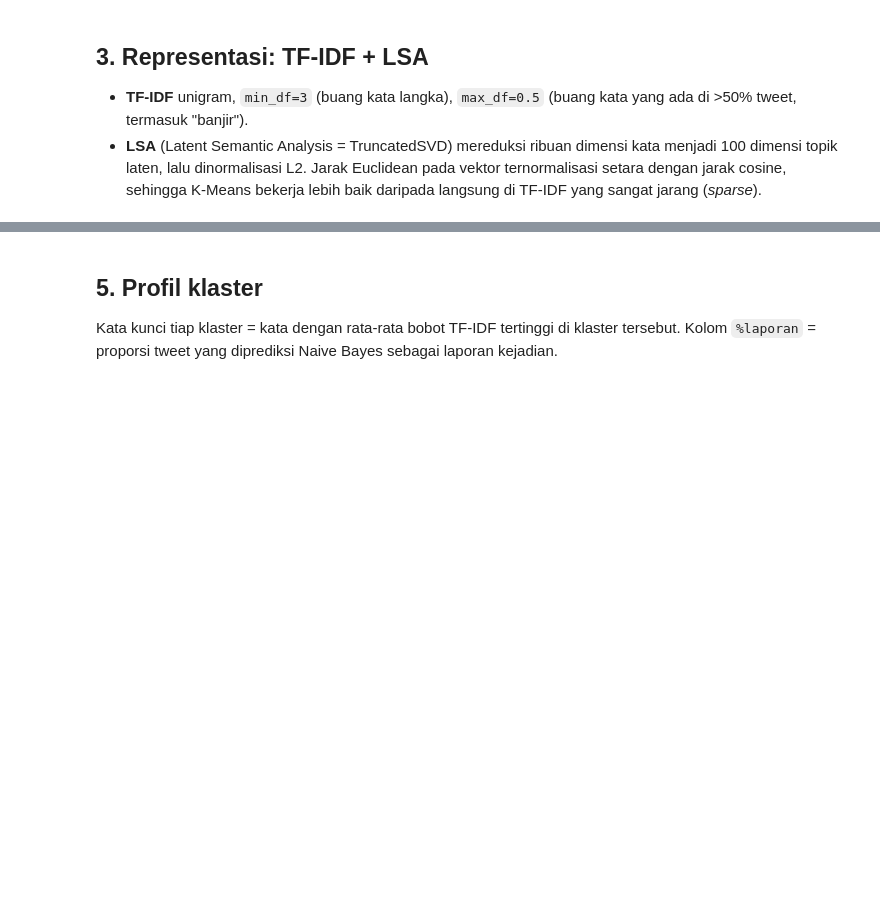
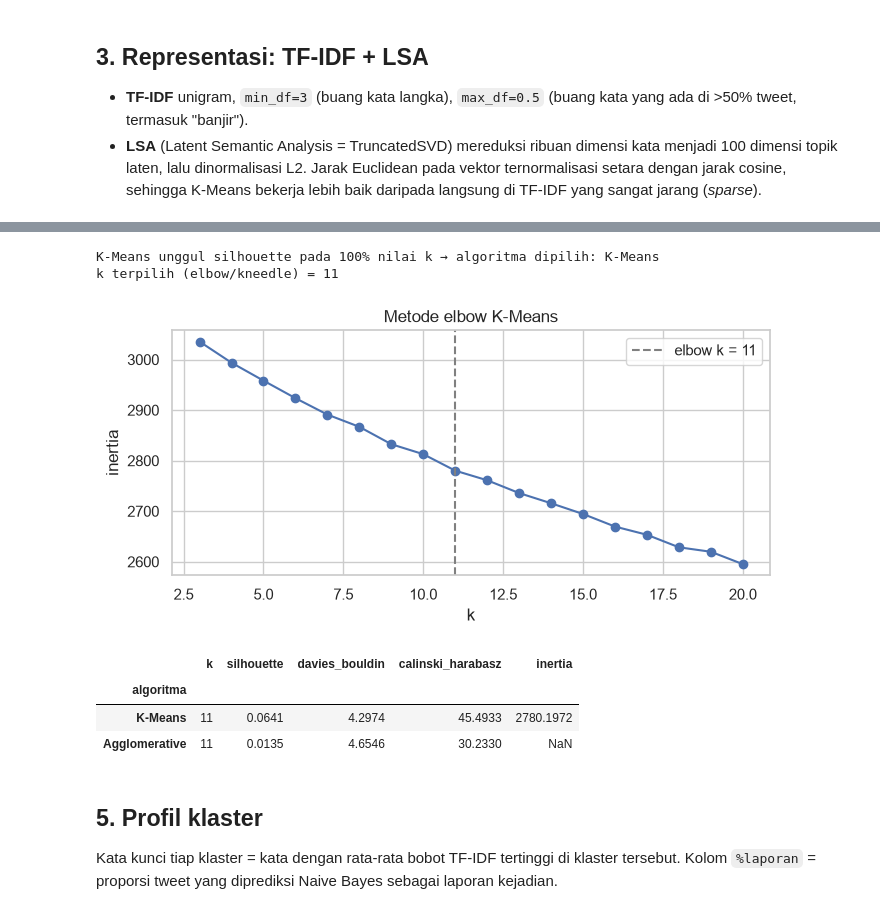
Before and after one commit to izviopm/uts-ai-banjir-ciledug, a Jupyter notebook: notebooks/04_klasterisasi_peringkasan.ipynb, the cells around one changed output, grey strips where cells are left out. Drawn from its saved outputs; the diff is of its cells as text; code cells hidden in the pictures; blank space fills up the shorter version.

```diff
--- a/notebooks/04_klasterisasi_peringkasan.ipynb
+++ b/notebooks/04_klasterisasi_peringkasan.ipynb
@@ -137 +180,31 @@ terbaik.round(4)
+# %%
+menang = (pivot["K-Means"] > pivot["Agglomerative"]).mean()
+ALGO = "K-Means" if menang >= 0.5 else "Agglomerative"
+print(f"K-Means unggul silhouette pada {menang:.0%} nilai k → algoritma dipilih: {ALGO}")
+
+def kneedle(x, y):
+    """Titik siku kurva menurun: jarak terbesar antara kurva ternormalisasi dan garis lurus dari ujung ke ujung."""
+    x, y = np.asarray(x, float), np.asarray(y, float)
+    xn, yn = (x - x[0]) / (x[-1] - x[0]), (y - y.min()) / (y.max() - y.min())
+    garis = yn[0] + (yn[-1] - yn[0]) * xn
+    return int(x[np.argmax(garis - yn)])
+
+km = hasil_k[hasil_k.algoritma == "K-Means"].sort_values("k")
+K = kneedle(km.k, km.inertia)
+assert kneedle([1, 2, 3, 4, 5], [100, 40, 20, 15, 12]) == 2
+print(f"k terpilih (elbow/kneedle) = {K}")
+
+fig, ax = plt.subplots(figsize=(7, 3.5))
+ax.plot(km.k, km.inertia, marker="o"); ax.axvline(K, ls="--", color="gray", label=f"elbow k = {K}")
+ax.set_xlabel("k"); ax.set_ylabel("inertia"); ax.set_title("Metode elbow K-Means"); ax.legend()
+plt.tight_layout(); plt.savefig(FIG / "04_elbow.png", dpi=150); plt.show()
+hasil_k[(hasil_k.k == K)].set_index("algoritma").round(4)
+# %% [output]
+K-Means unggul silhouette pada 100% nilai k → algoritma dipilih: K-Means
+k terpilih (elbow/kneedle) = 11
+[figure, added]
+|  | k | silhouette | davies_bouldin | calinski_harabasz | inertia |
+| algoritma |  |  |  |  |  |
+| K-Means | 11 | 0.0641 | 4.2974 | 45.4933 | 2780.1972 |
+| Agglomerative | 11 | 0.0135 | 4.6546 | 30.2330 | NaN |
 # %%
```
Also changed, not shown: parts of 17 cells of this notebook, 9 other files.
